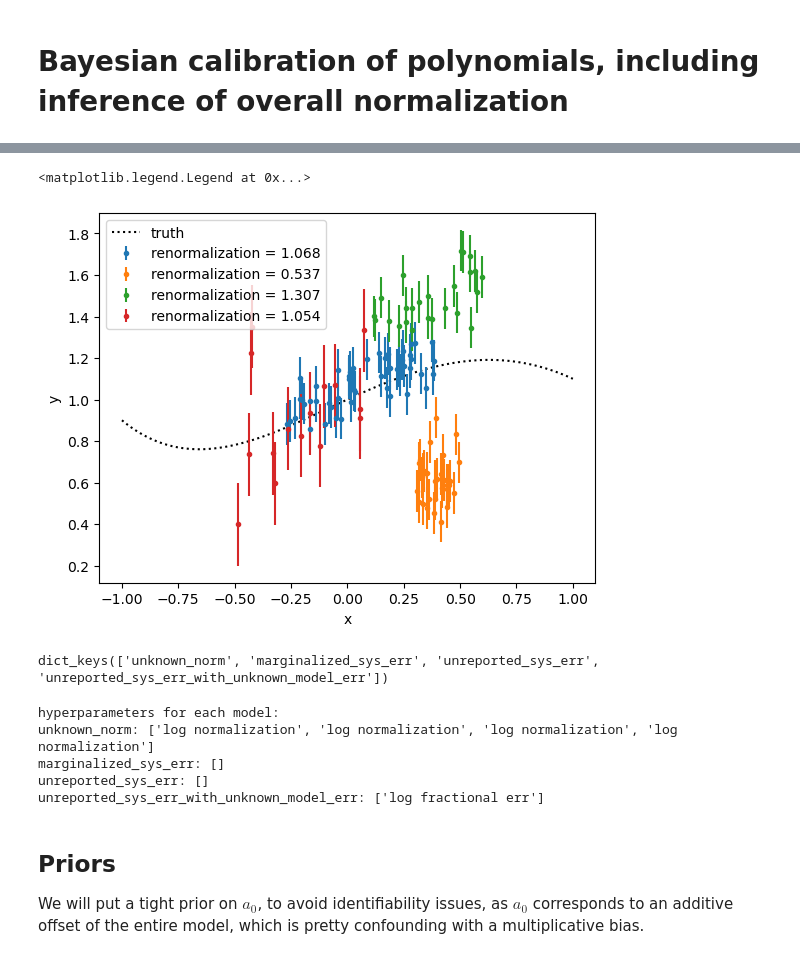
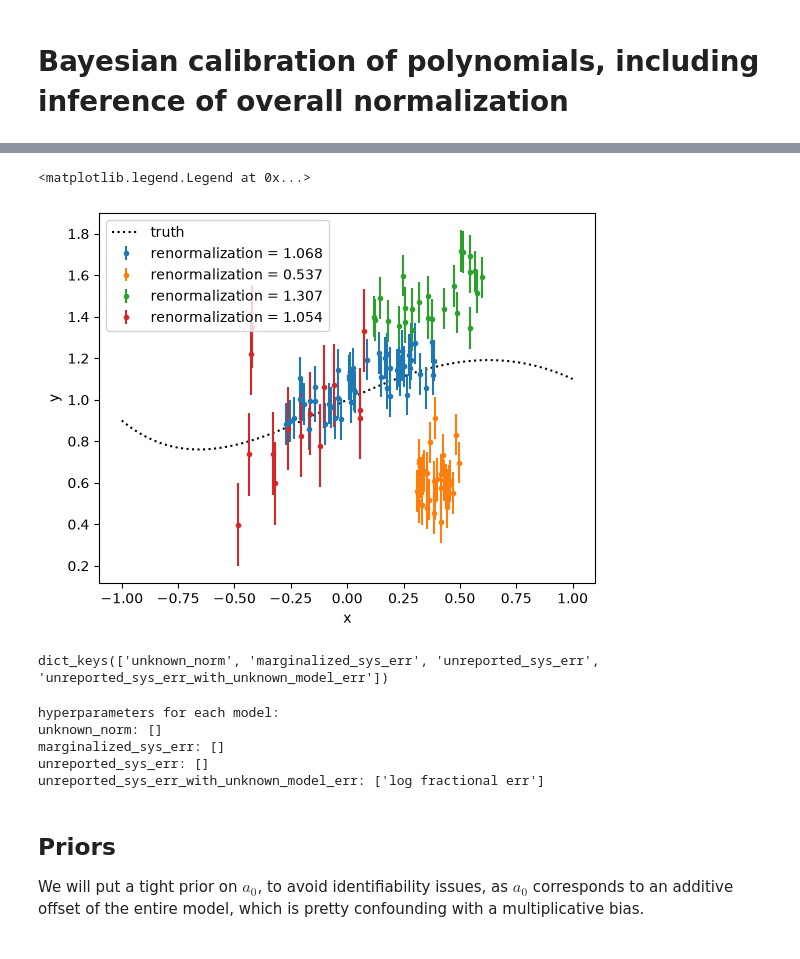
Before and after one commit to beykyle/rxmc, a Jupyter notebook: examples/normalization_inference.ipynb, the cells around one changed output, grey strips where cells are left out. Cells and saved outputs as stored; diff of their text form; code cells hidden in the pictures.

```diff
--- a/examples/normalization_inference.ipynb
+++ b/examples/normalization_inference.ipynb
@@ -52,7 +52,6 @@ def generate_observations(settings, true_model, rng, true_params, scale_err=True
             x=rng.random(setting["N"]) * (x1 - x0) + x0,
             y=np.zeros(setting["N"]),
             y_stat_err=np.ones(setting["N"]) * setting["noise"],
-            y_sys_err_normalization=setting["systematic_err"],
         )
         renormalization = rng.normal(1, setting["systematic_err"])
         y_true = true_model(synthetic_obs, *true_params)
@@ -62,6 +61,7 @@ def generate_observations(settings, true_model, rng, true_params, scale_err=True
             synthetic_obs.y = rng.normal(y_true * renormalization, setting["noise"])
 
         synthetic_obs.renormalization = renormalization
+        synthetic_obs.sys_norm_err = setting["systematic_err"]
 
         obs.append(synthetic_obs)
     return obs
@@ -86,20 +86,20 @@ truth.y = poly4(truth, *true_params)
 # %%
 plt.plot(truth.x, truth.y, "k:", label="truth")
 for synthetic_observation in observations:
     plt.errorbar(
         synthetic_observation.x,
         synthetic_observation.y,
-        np.sqrt(np.diag(synthetic_observation.statistical_covariance)),
+        synthetic_observation.y_stat_err,
         linestyle="none",
         marker=".",
         label=f"renormalization = {synthetic_observation.renormalization:1.3f}",
     )
 plt.xlabel("x")
 plt.ylabel("y")
 plt.legend()
 # %% [output]
 <matplotlib.legend.Legend at 0x...>
-[figure, old version]
+[figure, new version]
 # %%
 correct_model = poly4
 # %%
@@ -153,12 +168,12 @@ hyperparams = {}
 for key, evidence_model in evidence_models.items():
     hyperparams[key] = []
     for constraint in evidence_model.parametric_constraints:
-        for p in constraint.likelihood.params:
+        for p in constraint.params:
             hyperparams[key].append(p)
     print(f"{key}: {[p.name for p in hyperparams[key]]}")
 # %% [output]
 hyperparameters for each model:
-unknown_norm: ['log normalization', 'log normalization', 'log normalization', 'log normalization']
+unknown_norm: []
 marginalized_sys_err: []
 unreported_sys_err: []
 unreported_sys_err_with_unknown_model_err: ['log fractional err']
```
Also changed, not shown: parts of 28 cells of this notebook, 10 other files.
